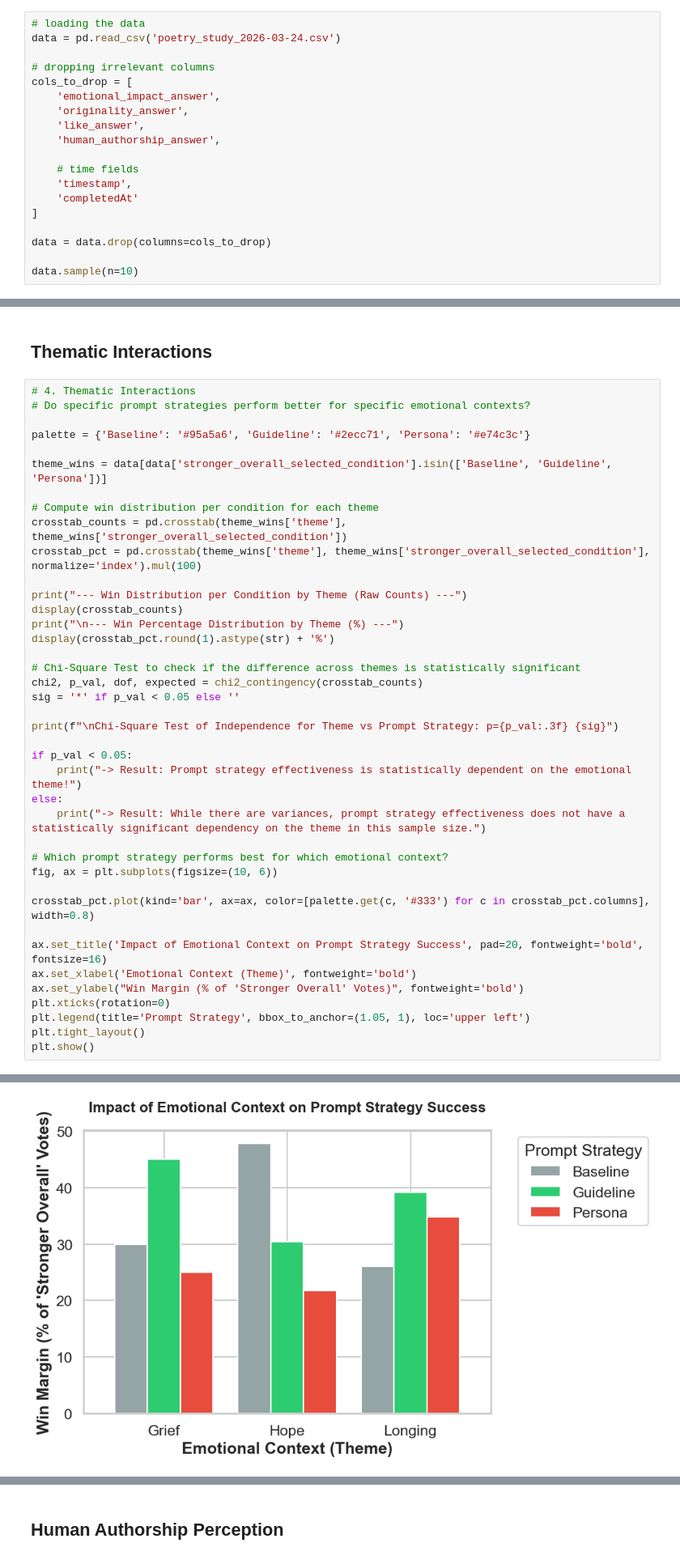
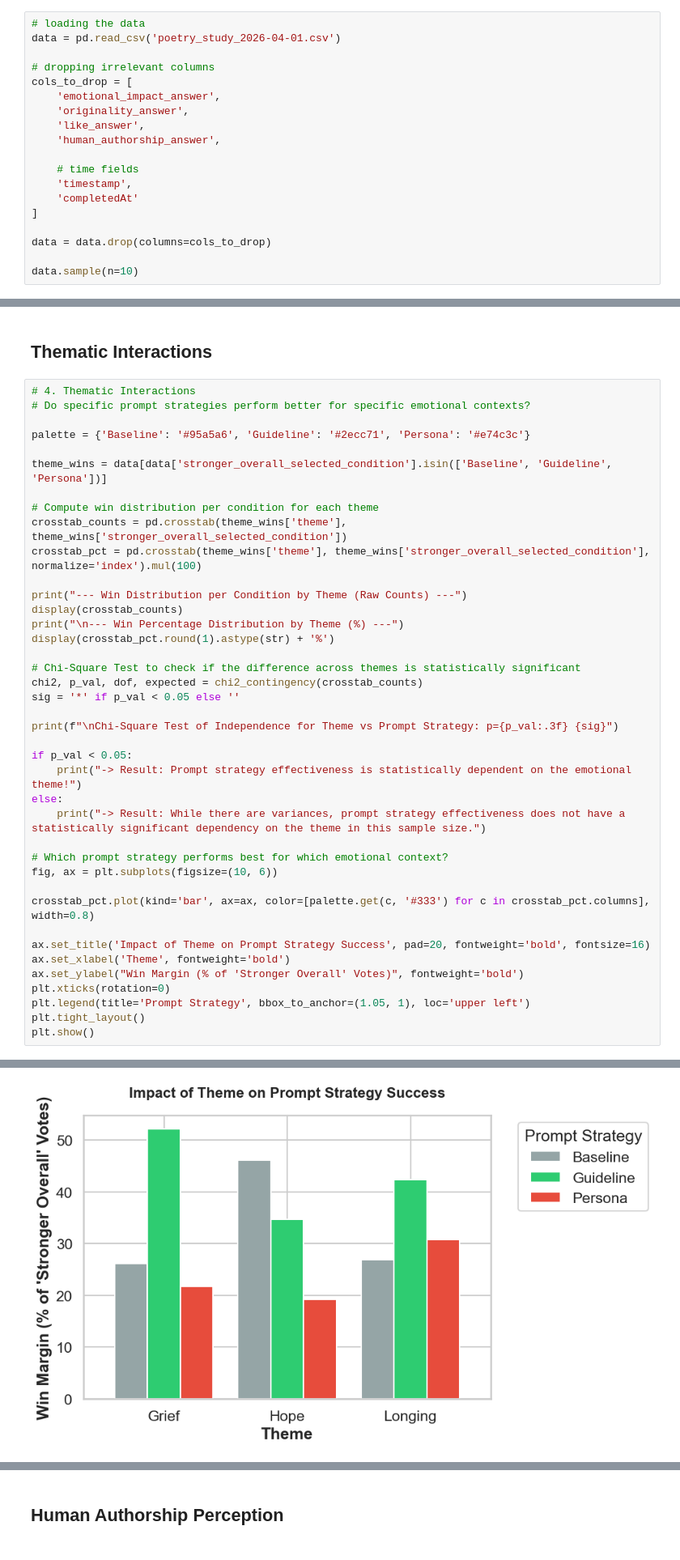
Before and after one commit to Irene-Busah/poetry-evaluation-research, a Jupyter notebook: analysis.ipynb, the cells around one changed output, grey strips where cells are left out. Shown at 81% size. Drawn from its saved outputs; the diff is of its cells as text.

Commit message:
update: added more and data to produce updated results. Need to update various insights

```diff
--- a/analysis.ipynb
+++ b/analysis.ipynb
@@ -33,7 +33,7 @@ In the context of this study, participants evaluated each poem pair across the f
 5. **Human Authorship (Bonus):** A Turing-test metric evaluating which poem the reader logically perceives as genuinely human-written, regardless of its objective quality.
 # %%
 # loading the data
-data = pd.read_csv('poetry_study_2026-03-24.csv')
+data = pd.read_csv('poetry_study_2026-04-01.csv')
 
 # dropping irrelevant columns
 cols_to_drop = [
@@ -320,8 +315,8 @@ fig, ax = plt.subplots(figsize=(10, 6))
 
 crosstab_pct.plot(kind='bar', ax=ax, color=[palette.get(c, '#333') for c in crosstab_pct.columns], width=0.8)
 
-ax.set_title('Impact of Emotional Context on Prompt Strategy Success', pad=20, fontweight='bold', fontsize=16)
-ax.set_xlabel('Emotional Context (Theme)', fontweight='bold')
+ax.set_title('Impact of Theme on Prompt Strategy Success', pad=20, fontweight='bold', fontsize=16)
+ax.set_xlabel('Theme', fontweight='bold')
 ax.set_ylabel("Win Margin (% of 'Stronger Overall' Votes)", fontweight='bold')
 plt.xticks(rotation=0)
 plt.legend(title='Prompt Strategy', bbox_to_anchor=(1.05, 1), loc='upper left')
@@ -344,5 +339,5 @@ Chi-Square Test of Independence for Theme vs Prompt Strategy: p=0.535
 -> Result: While there are variances, prompt strategy effectiveness does not have a statistically significant dependency on the theme in this sample size.
-[figure, old version]
+[figure, new version]
 # %% [markdown]
 1. The effectiveness of prompt strategies varies across different emotional themes, but these differences are not statistically significant in this sample.
 
```
Also changed, not shown: parts of 15 cells of this notebook, 2 other files.
